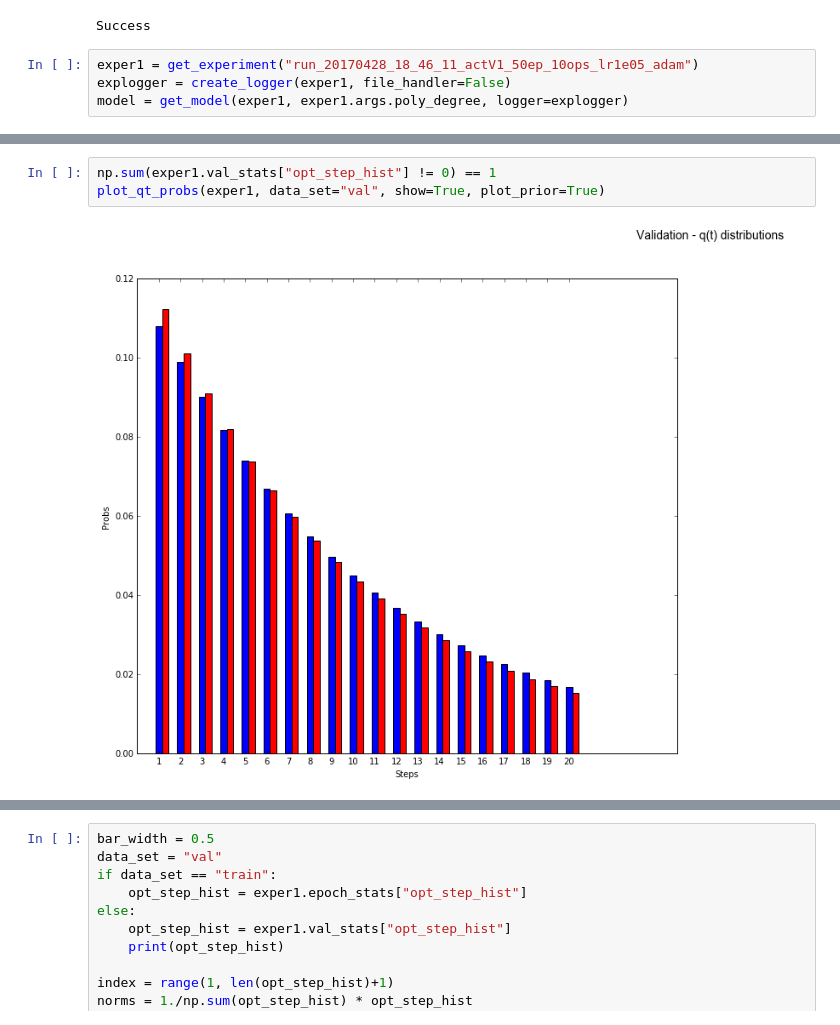
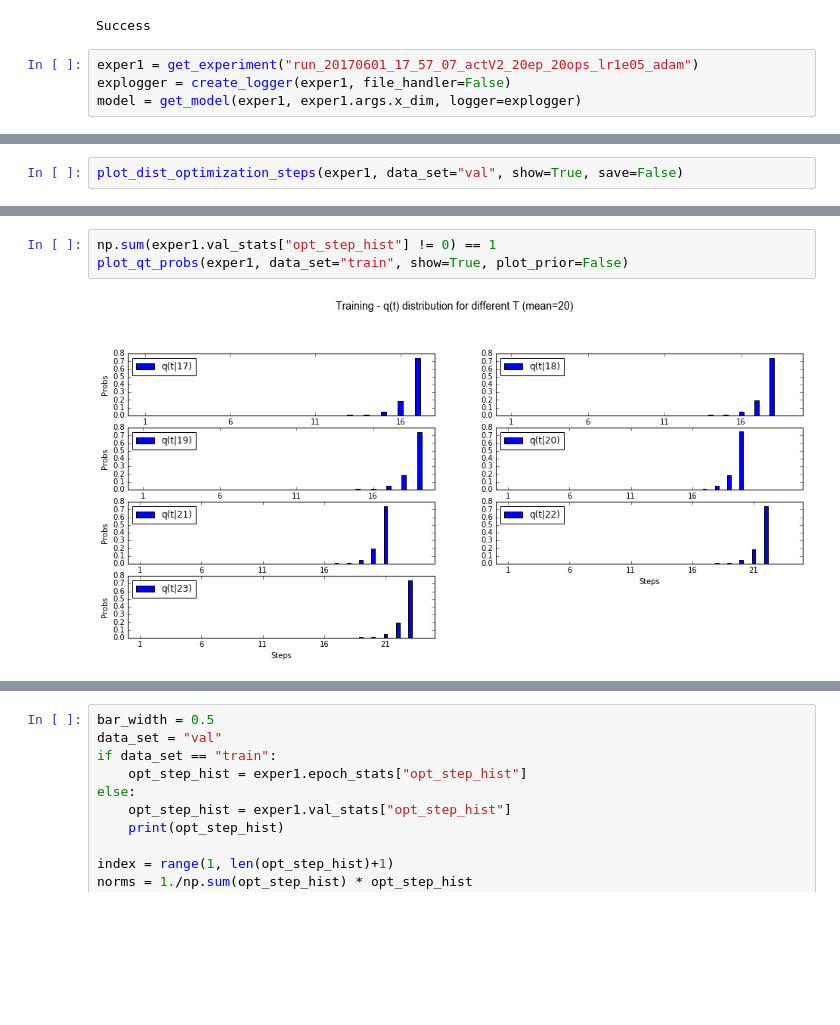
Before and after one commit to toologicbv/meta_learner, a Jupyter notebook: pytorch_expers.ipynb, the cells around one changed output, grey strips where cells are left out. Saved outputs shown, nothing was run; the diff lists cells and outputs as text; blank space fills up the shorter version.

```diff
--- a/pytorch_expers.ipynb
+++ b/pytorch_expers.ipynb
@@ -666,7 +634,7 @@ print("Success")
 # %% [output]
 Success
 # %%
-exper1 = get_experiment("run_20170428_18_46_11_actV1_50ep_10ops_lr1e05_adam")
+exper1 = get_experiment("run_20170601_17_57_07_actV2_20ep_20ops_lr1e05_adam")
 explogger = create_logger(exper1, file_handler=False)
-model = get_model(exper1, exper1.args.poly_degree, logger=explogger)
+model = get_model(exper1, exper1.args.x_dim, logger=explogger)
 # %% [output]
@@ -681,0 +649,2 @@ INFO - INFO - training a new model actV1_lr1e-05_adam_10ops
+# %%
+plot_dist_optimization_steps(exper1, data_set="val", show=True, save=False)
@@ -682,8 +654,8 @@ INFO - INFO - training a new model actV1_lr1e-05_adam_10ops
 # %%
 np.sum(exper1.val_stats["opt_step_hist"] != 0) == 1
-plot_qt_probs(exper1, data_set="val", show=True, plot_prior=True)
+plot_qt_probs(exper1, data_set="train", show=True, plot_prior=False)
 # %% [output]
-[figure, old version]
+[figure, new version]
 # %%
 plot_qt_probs(exper1, data_set="val", show=True, plot_prior=True)
 # %% [output]
```
Also changed, not shown: parts of 11 cells of this notebook, 18 other files.
